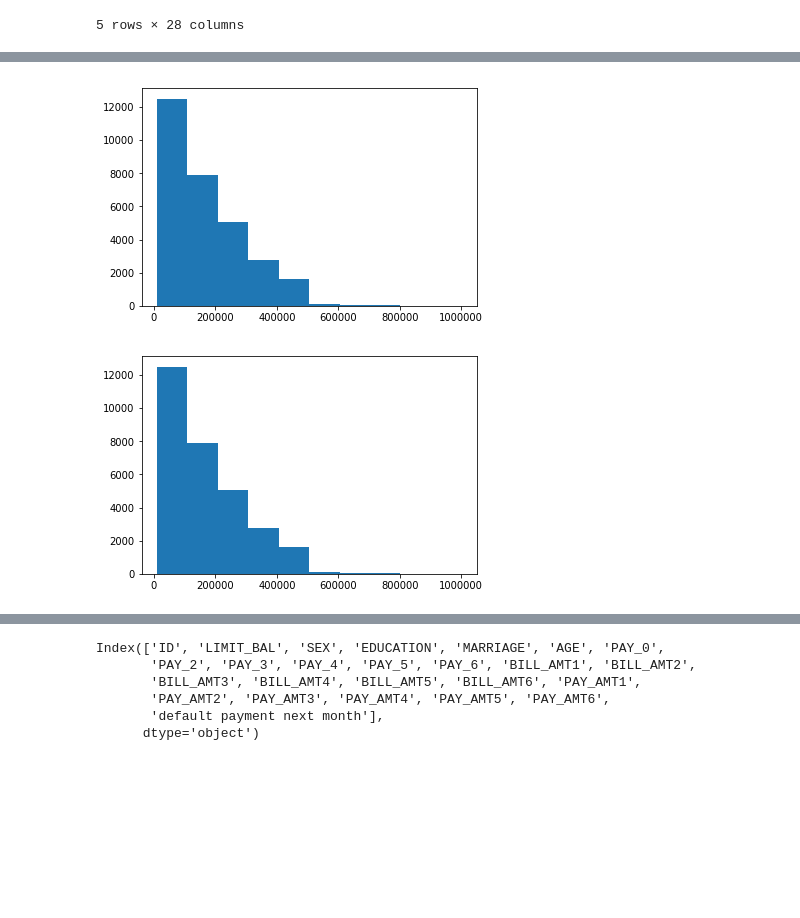
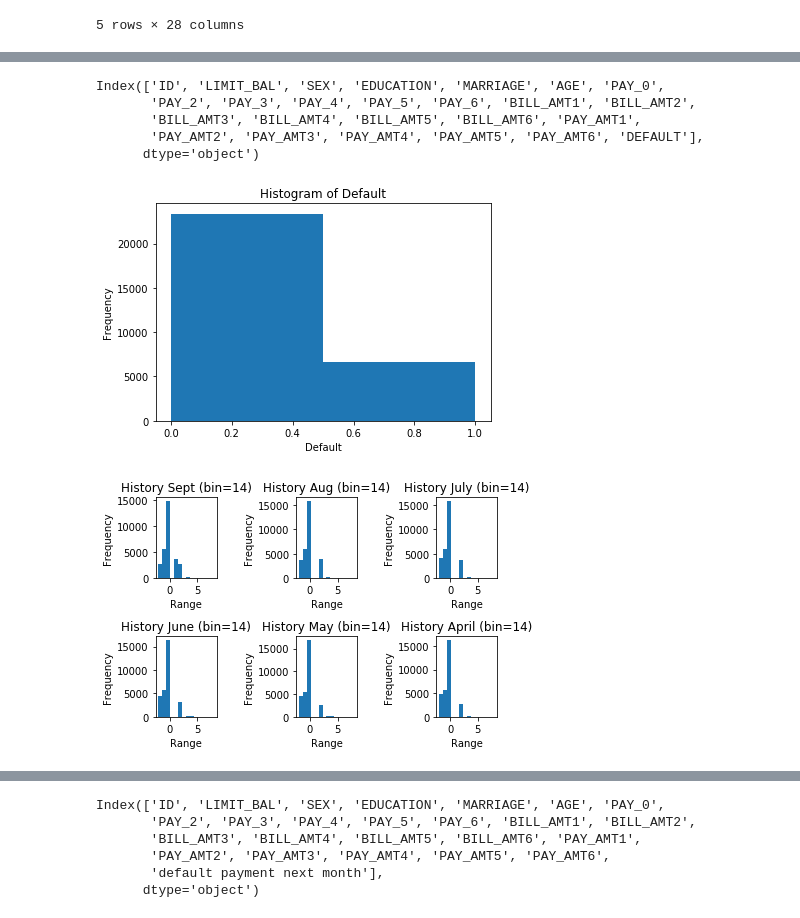
Before and after one commit to rsalaud/C5_T2, a Jupyter notebook: C5_T2.ipynb, the cells around one changed output, grey strips where cells are left out. Saved outputs shown, nothing was run; the diff lists cells and outputs as text; code cells hidden in the pictures; blank space fills up the shorter version.

```diff
--- a/C5_T2.ipynb
+++ b/C5_T2.ipynb
@@ -185,10 +146,0 @@ df2.info
-# %%
-plt.hist(df2['LIMIT_BAL'], bins=10)
-plt.show()
-# %% [output]
-[figure, removed]
-# %%
-plt.hist(credit['LIMIT_BAL'], bins=10)
-plt.show()
-# %% [output]
-[figure, removed]
@@ -194,0 +149,60 @@ plt.show()
+# %%
+header = credit.dtypes.index
+print(header)
+# %% [output]
+Index(['ID', 'LIMIT_BAL', 'SEX', 'EDUCATION', 'MARRIAGE', 'AGE', 'PAY_0',
+       'PAY_2', 'PAY_3', 'PAY_4', 'PAY_5', 'PAY_6', 'BILL_AMT1', 'BILL_AMT2',
+       'BILL_AMT3', 'BILL_AMT4', 'BILL_AMT5', 'BILL_AMT6', 'PAY_AMT1',
+       'PAY_AMT2', 'PAY_AMT3', 'PAY_AMT4', 'PAY_AMT5', 'PAY_AMT6', 'DEFAULT'],
+      dtype='object')
+# %%
+plt.hist(credit['DEFAULT'], bins=2)
+plt.title('Histogram of Default')
+plt.xlabel('Default')
+plt.ylabel('Frequency')
+plt.show()
+# %% [output]
+[figure, added]
+# %%
+from pylab import *
+
+subplot(2,3,1)
+plt.hist(credit['PAY_0'], bins=14)
+plt.title('History Sept (bin=14)')
+plt.xlabel('Range')
+plt.ylabel('Frequency')
+
+subplot(2,3,2)
+plt.hist(credit['PAY_2'], bins=14)
+plt.title('History Aug (bin=14)')
+plt.xlabel('Range')
+plt.ylabel('Frequency')
+
+subplot(2,3,3)
+plt.hist(credit['PAY_3'], bins=14)
+plt.title('History July (bin=14)')
+plt.xlabel('Range')
+plt.ylabel('Frequency')
+
+subplot(2,3,4)
+plt.hist(credit['PAY_4'], bins=14)
+plt.title('History June (bin=14)')
+plt.xlabel('Range')
+plt.ylabel('Frequency')
+
+subplot(2,3,5)
+plt.hist(credit['PAY_5'], bins=14)
+plt.title('History May (bin=14)')
+plt.xlabel('Range')
+plt.ylabel('Frequency')
+
+subplot(2,3,6)
+plt.hist(credit['PAY_6'], bins=14)
+plt.title('History April (bin=14)')
+plt.xlabel('Range')
+plt.ylabel('Frequency')
+
+plt.tight_layout()
+plt.show()
+# %% [output]
+[figure, added]
```
Also changed, not shown: parts of 31 cells of this notebook.
